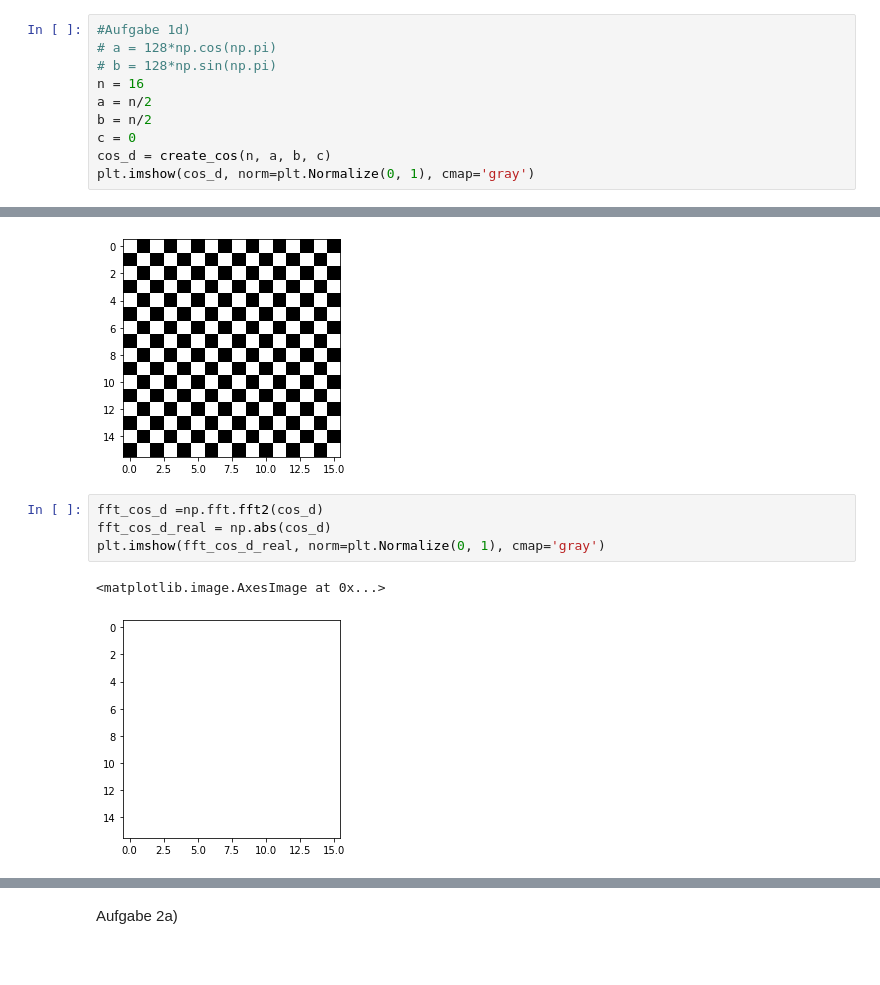
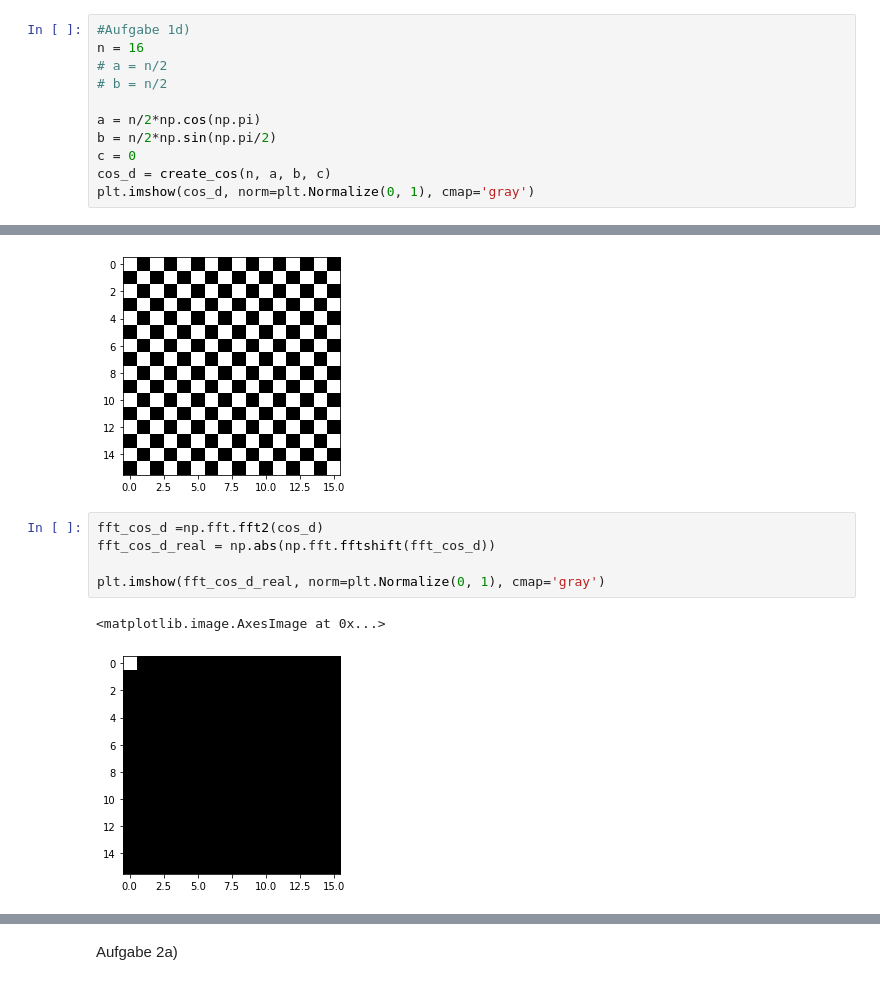
Before and after one commit to dichterbaer/SysBV, a Jupyter notebook: aufgabe3.ipynb, the cells around one changed output, grey strips where cells are left out. Saved outputs shown, nothing was run; the diff lists cells and outputs as text.

```diff
--- a/aufgabe3.ipynb
+++ b/aufgabe3.ipynb
@@ -102,10 +102,11 @@ Aufgabe 1d)
 # %%
 #Aufgabe 1d)
-# a = 128*np.cos(np.pi)
-# b = 128*np.sin(np.pi)
 n = 16
-a = n/2
-b = n/2
+# a = n/2
+# b = n/2
+
+a = n/2*np.cos(np.pi)
+b = n/2*np.sin(np.pi/2)
 c = 0
 cos_d = create_cos(n, a, b, c)
 plt.imshow(cos_d, norm=plt.Normalize(0, 1), cmap='gray')
@@ -114,8 +115,9 @@ plt.imshow(cos_d, norm=plt.Normalize(0, 1), cmap='gray')
 [figure]
 # %%
 fft_cos_d =np.fft.fft2(cos_d)
-fft_cos_d_real = np.abs(cos_d)
+fft_cos_d_real = np.abs(np.fft.fftshift(fft_cos_d))
+
 plt.imshow(fft_cos_d_real, norm=plt.Normalize(0, 1), cmap='gray')
 # %% [output]
 <matplotlib.image.AxesImage at 0x...>
-[figure, old version]
+[figure, new version]
```
Also changed, not shown: parts of 10 cells of this notebook.
